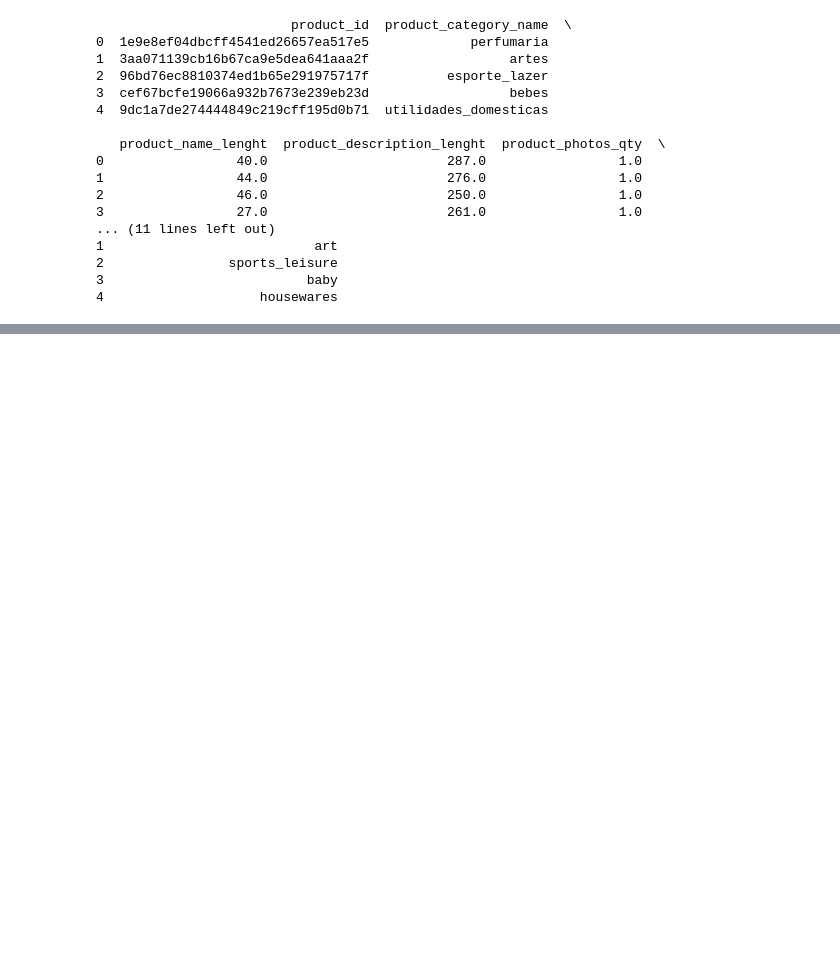
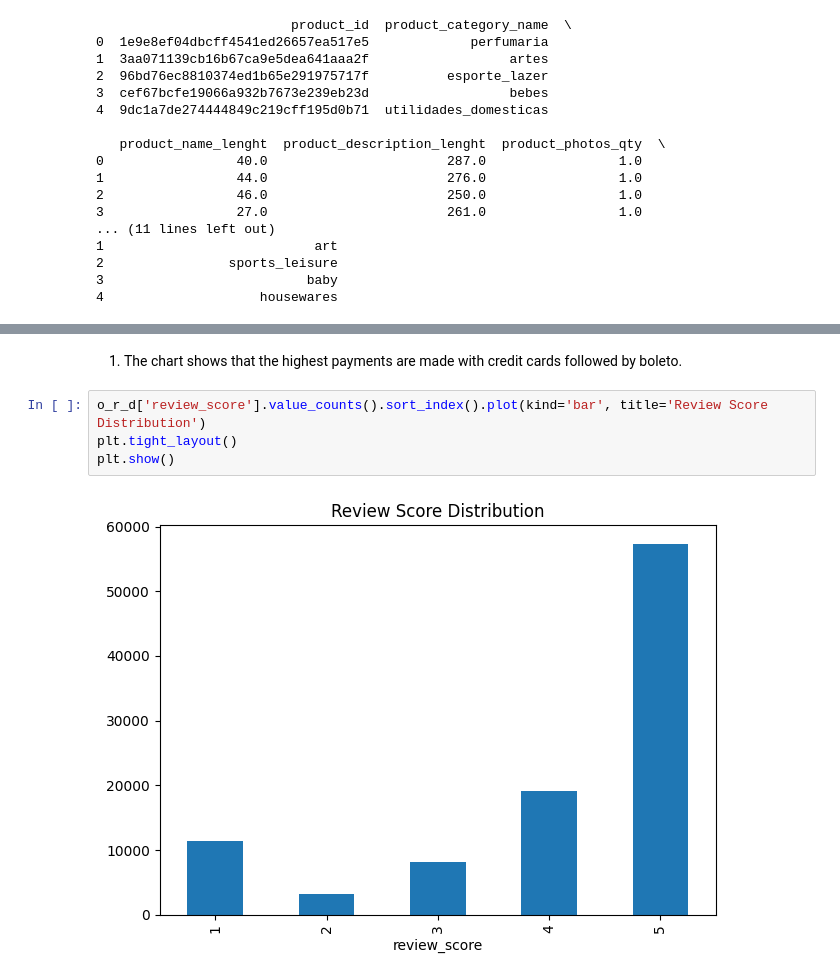
Before and after one commit to ShashankRajput90/End-to-End-Sales-Analytical-Dashboard, a Jupyter notebook: eda.ipynb, the cells around one changed output, grey strips where cells are left out. Drawn from its saved outputs; the diff is of its cells as text; blank space fills up the shorter version.

```diff
--- a/eda.ipynb
+++ b/eda.ipynb
@@ -183,0 +213,8 @@ NameError: name 'pd' is not defined
+# %% [markdown]
+1. The chart shows that the highest payments are made with credit cards followed by boleto.
+# %%
+o_r_d['review_score'].value_counts().sort_index().plot(kind='bar', title='Review Score Distribution')
+plt.tight_layout()
+plt.show()
+# %% [output]
+[figure, added]
```
Also changed, not shown: parts of 14 cells of this notebook.
